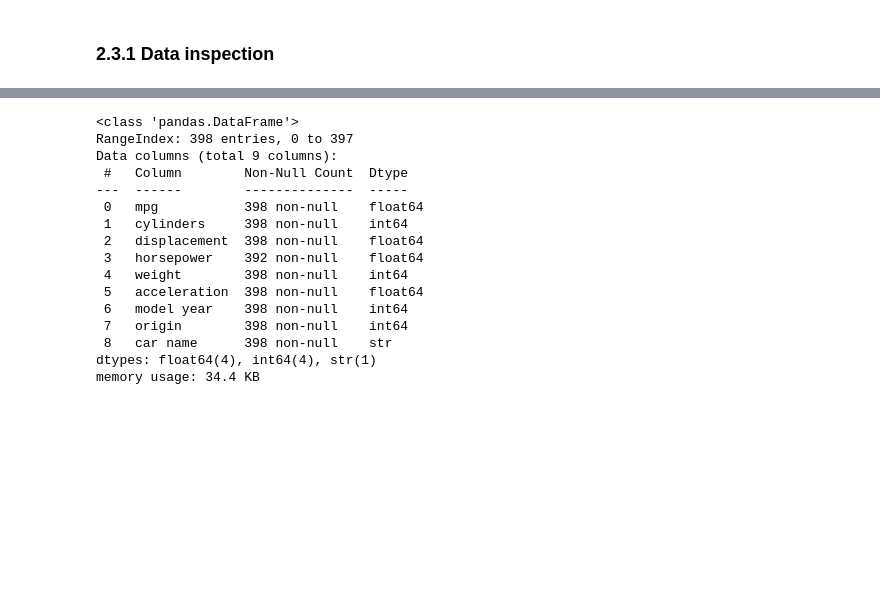
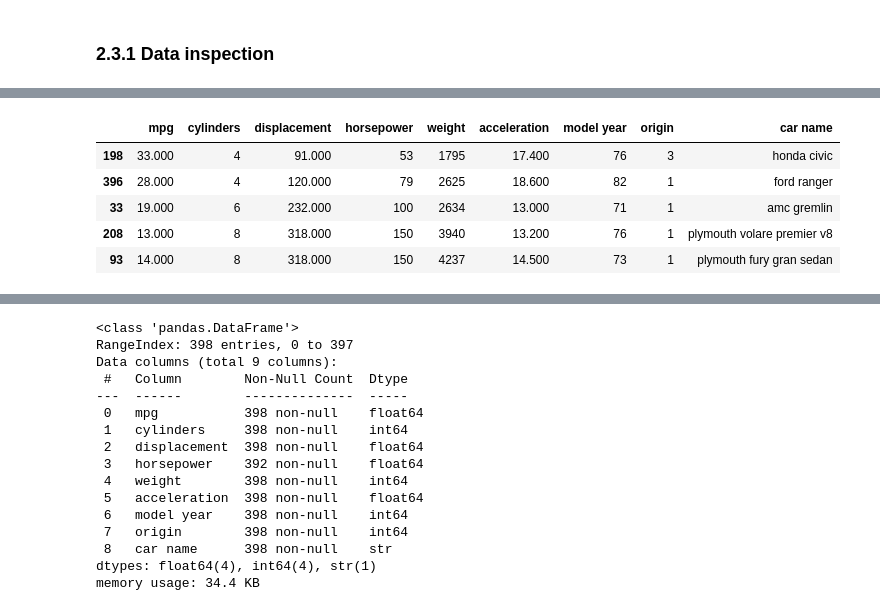
Before and after one commit to Clinton1029/Auto-MPG-Prediction-, a Jupyter notebook: group.ipynb, the cells around one changed output, grey strips where cells are left out. Cells and saved outputs as stored; diff of their text form; code cells hidden in the pictures; blank space fills up the shorter version.

```diff
--- a/group.ipynb
+++ b/group.ipynb
@@ -280,0 +240,10 @@ dtype: object
+# %%
+# Display five randomly selected records
+df.sample(5, random_state=42)
+# %% [output]
+|  | mpg | cylinders | displacement | horsepower | weight | acceleration | model year | origin | car name |
+| 198 | 33.000 | 4 | 91.000 | 53 | 1795 | 17.400 | 76 | 3 | honda civic |
+| 396 | 28.000 | 4 | 120.000 | 79 | 2625 | 18.600 | 82 | 1 | ford ranger |
+| 33 | 19.000 | 6 | 232.000 | 100 | 2634 | 13.000 | 71 | 1 | amc gremlin |
+| 208 | 13.000 | 8 | 318.000 | 150 | 3940 | 13.200 | 76 | 1 | plymouth volare premier v8 |
+| 93 | 14.000 | 8 | 318.000 | 150 | 4237 | 14.500 | 73 | 1 | plymouth fury gran sedan |
```
Also changed, not shown: parts of 11 cells of this notebook.
